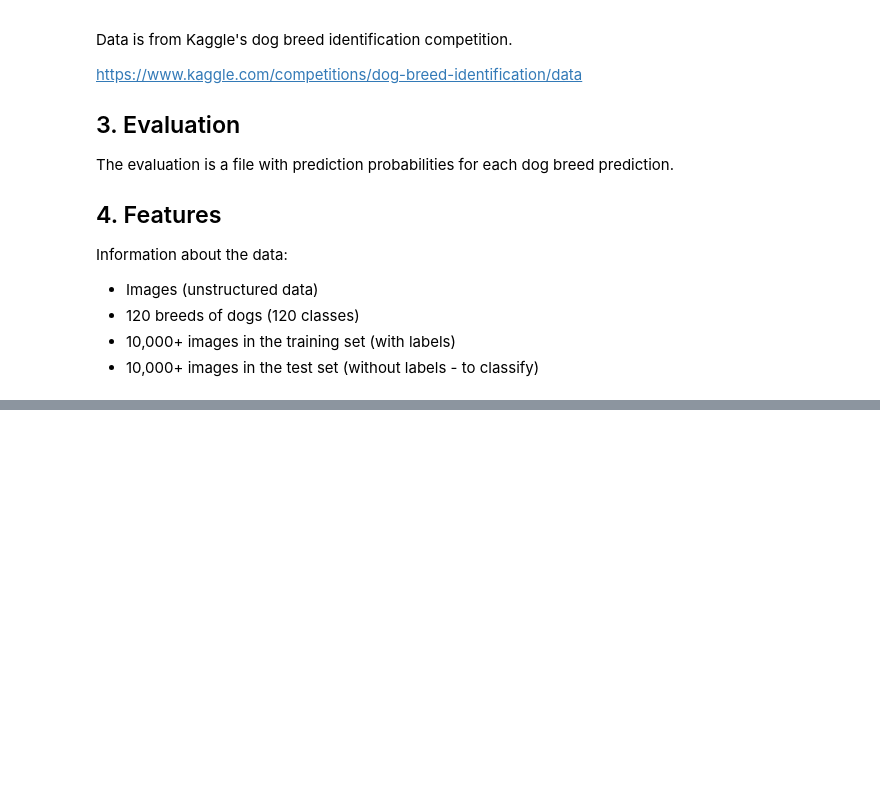
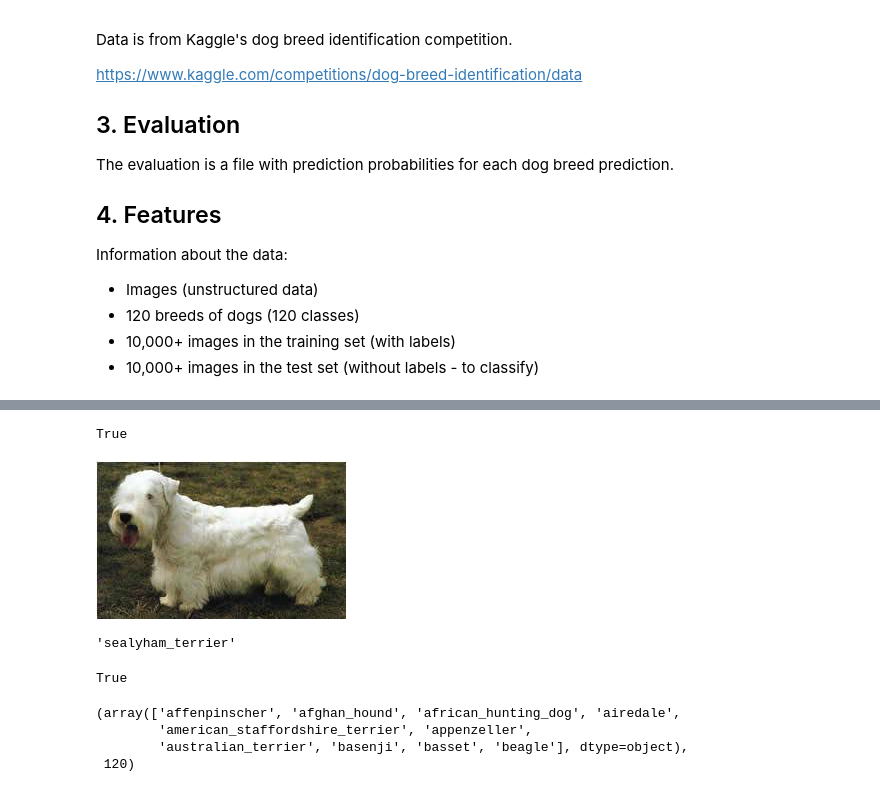
Before and after one commit to Krykiet/tensorflow-dog-breed-classification, a Jupyter notebook: dog_visual_identification.ipynb, the cells around one changed output, grey strips where cells are left out. Saved outputs shown, nothing was run; the diff lists cells and outputs as text; code cells hidden in the pictures; blank space fills up the shorter version.

```diff
--- a/dog_visual_identification.ipynb
+++ b/dog_visual_identification.ipynb
@@ -36,0 +96,4 @@ TF version: 2.8.2
+# %%
+filenames = ["drive/MyDrive/dog-visual-identification/train/"+fname+".jpg" for fname in labels_csv["id"]]
+
+filenames[:10]
@@ -36,0 +111,30 @@ TF version: 2.8.2
+# %%
+import os
+len(filenames) == len(os.listdir("drive/MyDrive/dog-visual-identification/train"))
+# %% [output]
+True
+# %%
+# One more check
+Image(filenames[6969])
+# %% [output]
+[figure, added]
+# %%
+labels_csv["breed"][6969]
+# %% [output]
+'sealyham_terrier'
+# %%
+import numpy as np
+labels = labels_csv["breed"]
+labels = np.array(labels)
+len(labels) == len(filenames)
+# %% [output]
+True
+# %%
+# Turn labels into numbers
+unique_breeds = np.unique(labels)
+unique_breeds[:10], len(unique_breeds)
+# %% [output]
+(array(['affenpinscher', 'afghan_hound', 'african_hunting_dog', 'airedale',
+        'american_staffordshire_terrier', 'appenzeller',
+        'australian_terrier', 'basenji', 'basset', 'beagle'], dtype=object),
+ 120)
```
Also changed, not shown: parts of 23 cells of this notebook.
